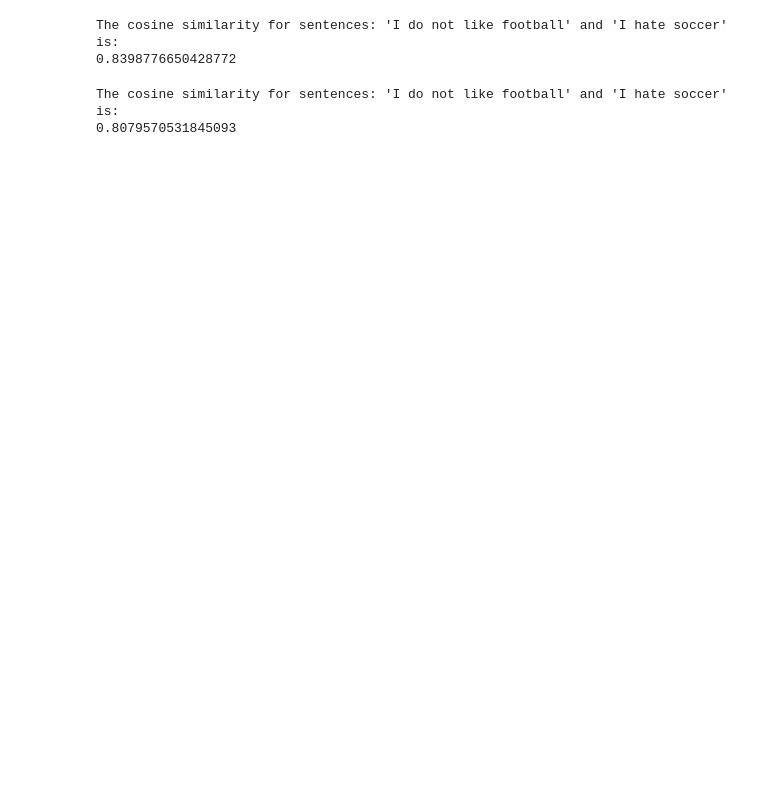
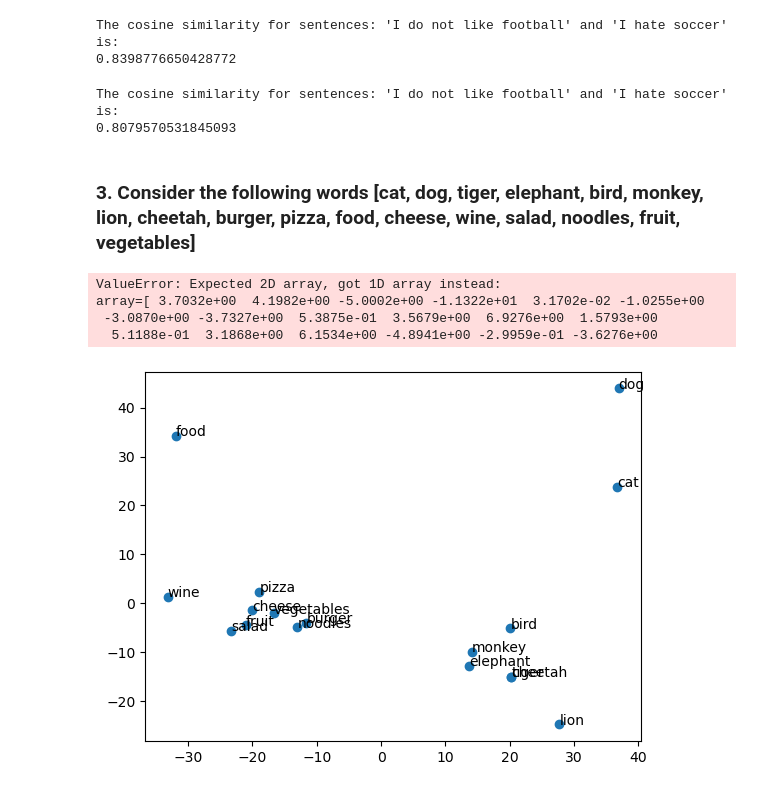
Before and after one commit to Neilus03/NLP-2024, a Jupyter notebook: LAB4_Semantic_embeddings.ipynb, the cells around one changed output. Drawn from its saved outputs; the diff is of its cells as text; code cells hidden in the pictures; blank space fills up the shorter version.

```diff
--- a/LAB4_Semantic_embeddings.ipynb
+++ b/LAB4_Semantic_embeddings.ipynb
@@ -180,11 +188,50 @@ print(f"The cosine similarity for sentences: 'I do not like football' and 'I hat
 # %% [output]
 The cosine similarity for sentences: 'I do not like football' and 'I hate soccer' is:
 0.8079570531845093
+# %% [markdown]
+### 3. Consider the following words [cat, dog, tiger, elephant, bird, monkey, lion, cheetah, burger, pizza, food, cheese, wine, salad, noodles, fruit, vegetables]
 # %%
 import numpy as np
 from sklearn.decomposition import PCA
+import matplotlib.pyplot as plt
 
 embed_list = []
 word_list = ["cat", "dog", "tiger", "elephant", "bird", "monkey", "lion","cheetah", "burger", "pizza", "food", "cheese", "wine", "salad", "noodles", "fruit", "vegetables"]
 for word in word_list:
-    embed_list.append(nlp(word).vector)
+    x = [vector[0] for vector in embed_list]
+    y = [vector[1] for vector in embed_list]
+    pca = PCA(n_components=2)
+    embed = pca.fit(nlp(word).vector)
+    embed_list.append(embed)
+
+
+plt.scatter(x,y, marker='o')
+# %% [output]
+ValueError: Expected 2D array, got 1D array instead:
+array=[ 3.7032e+00  4.1982e+00 -5.0002e+00 -1.1322e+01  3.1702e-02 -1.0255e+00
+ -3.0870e+00 -3.7327e+00  5.3875e-01  3.5679e+00  6.9276e+00  1.5793e+00
+  5.1188e-01  3.1868e+00  6.1534e+00 -4.8941e+00 -2.9959e-01 -3.6276e+00
+# %%
+import numpy as np
+from sklearn.decomposition import PCA
+import matplotlib.pyplot as plt
+
+embed_list = []
+word_list = ["cat", "dog", "tiger", "elephant", "bird", "monkey", "lion","cheetah", "burger", "pizza", "food", "cheese", "wine", "salad", "noodles", "fruit", "vegetables"]
+
+for word in word_list:
+    embed_list.append(nlp(word).vector)
+
+pca = PCA(n_components=2)
+embed_pca = pca.fit_transform(embed_list)
+
+x = [vector[0] for vector in embed_pca]
+y = [vector[1] for vector in embed_pca]
+
+plt.scatter(x,y, marker='o')
+for i, word in enumerate(word_list):
+    plt.annotate(word, (x[i], y[i]))
+
+plt.show()
+# %% [output]
+[figure, added]
```
Also changed, not shown: parts of 3 cells of this notebook.
